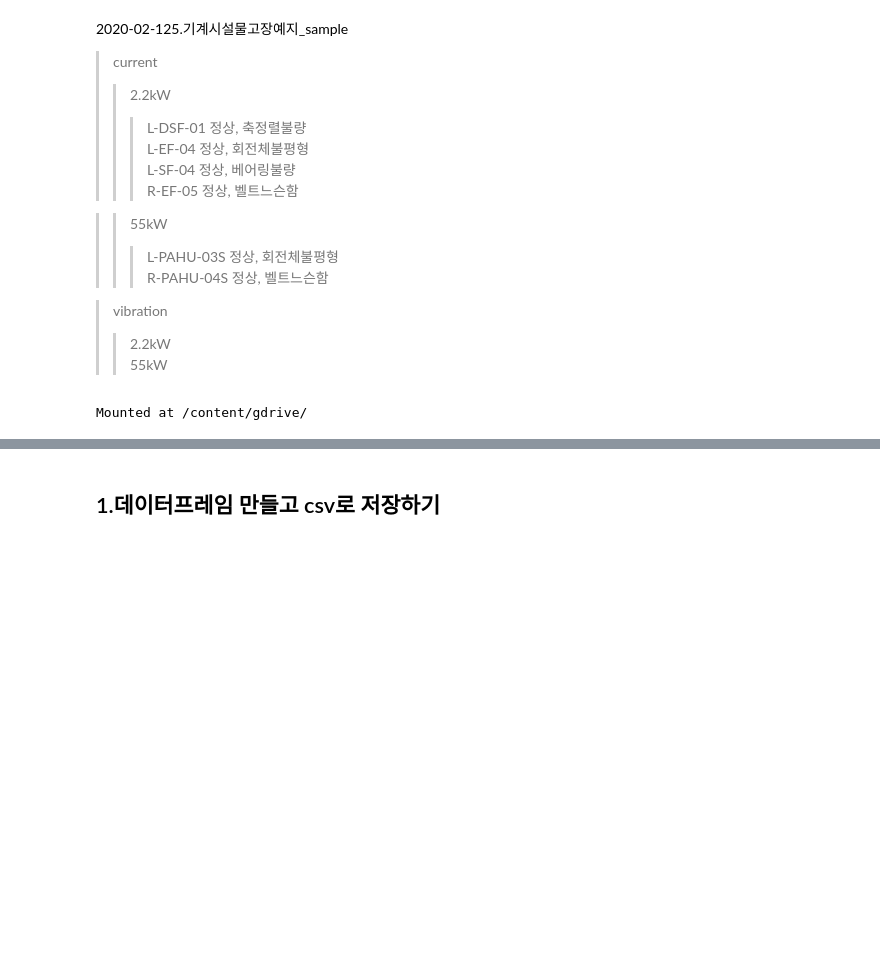
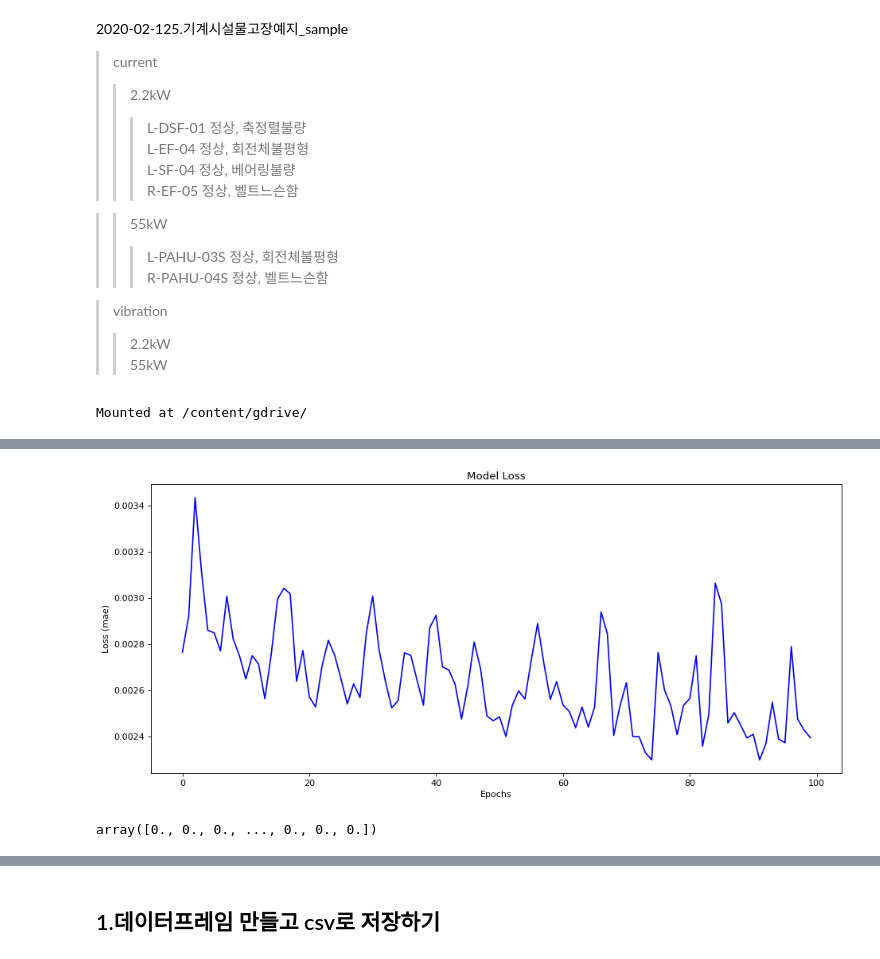
Before and after one commit to engineercha/engineercha, a Jupyter notebook: 기계시설물.ipynb, the cells around one changed output, grey strips where cells are left out. Cells and saved outputs as stored; diff of their text form; code cells hidden in the pictures; blank space fills up the shorter version.

```diff
--- a/기계시설물.ipynb
+++ b/기계시설물.ipynb
@@ -37,0 +70,7 @@ Mounted at /content/gdrive/
+# %%
+#정상/고장 데이터 불러오기
+
+a=pd.read_pickle(os.path.join(drive, '전류정상.pkl'))
+b=pd.read_pickle(os.path.join(drive, '전류고장.pkl'))
+
+print(a.shape, b.shape)
@@ -37,0 +144,12 @@ Mounted at /content/gdrive/
+# %%
+# 복잡해 보이는거지 간단함
+
+# X_scaled = X.reshape( X.shape[0], 1, X.shape[1] )
+
+a_train_scaled = a_train_scaled.reshape(a_train_scaled.shape[0], 1, a_train_scaled.shape[1])
+x_valid_scaled = x_valid_scaled.reshape(x_valid_scaled.shape[0], 1, x_valid_scaled.shape[1])
+x_test_scaled = x_test_scaled.reshape(x_test_scaled.shape[0], 1, x_test_scaled.shape[1])
+
+print(a_train_scaled.shape)
+print(x_test_scaled.shape)
+print(x_valid_scaled.shape)
@@ -37,0 +186,8 @@ Mounted at /content/gdrive/
+# %%
+#모델 생성하고 컴파일
+
+model = AE(a_train_scaled)
+
+model.compile(optimizer='adam', loss='mse')
+
+model.summary()
@@ -37,0 +216,6 @@ Mounted at /content/gdrive/
+# %%
+from keras.callbacks import EarlyStopping, ModelCheckpoint
+
+callbacks = [EarlyStopping(monitor='val_loss', patience=5)]
+
+history = model.fit(a_train_scaled, a_train_scaled, epochs=100, batch_size=32, callbacks=callbacks)
@@ -37,0 +241,16 @@ Mounted at /content/gdrive/
+# %%
+fig, ax = plt.subplots(figsize=(14,6), dpi=80)
+
+ax.plot( history.history['loss'], 'b', label='Train' )
+#ax.plot( history.history['val_loss'], 'r', label='Validation' )
+
+ax.set_title('Model Loss')
+ax.set_xlabel('Epochs'); ax.set_ylabel('Loss (mae)')
+
+plt.show()
+# %% [output]
+[figure, added]
+# %%
+np.zeros(a.shape[0])
+# %% [output]
+array([0., 0., 0., ..., 0., 0., 0.])
```
Also changed, not shown: parts of 33 cells of this notebook.
